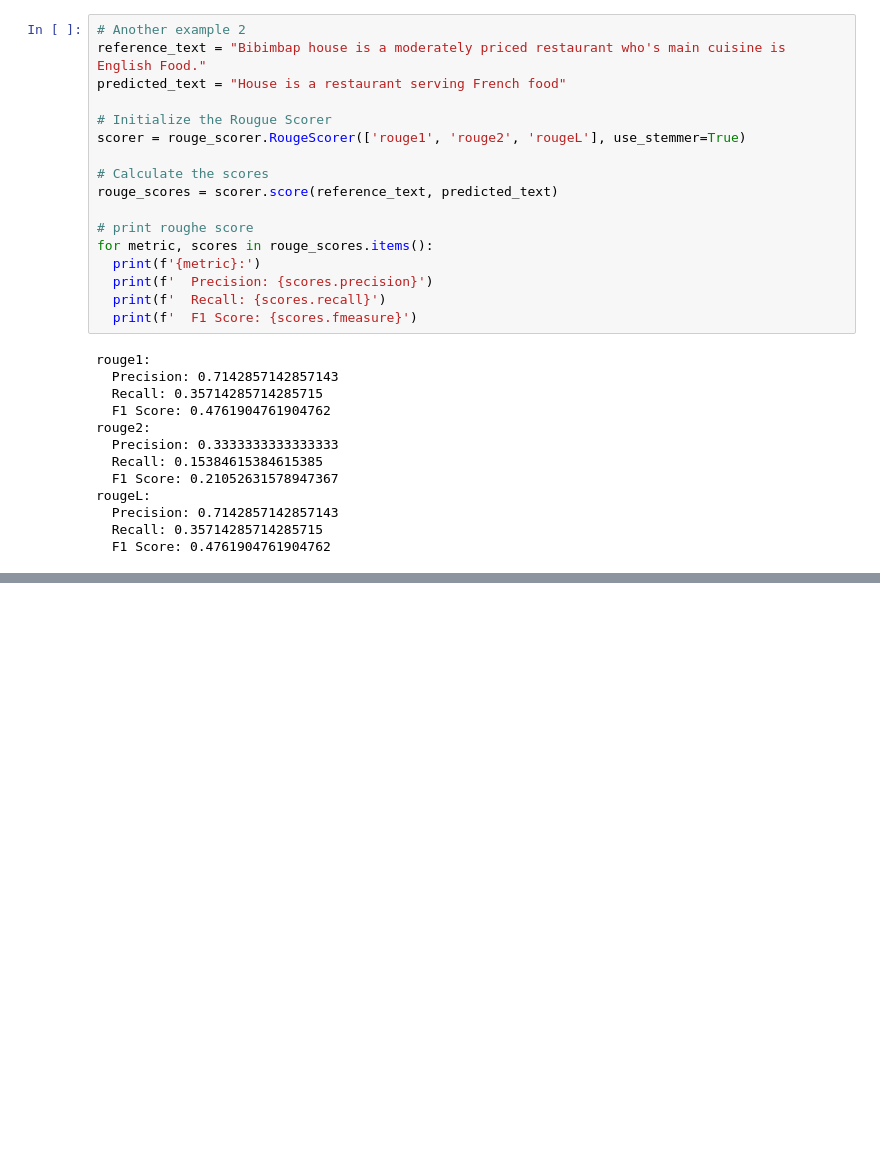
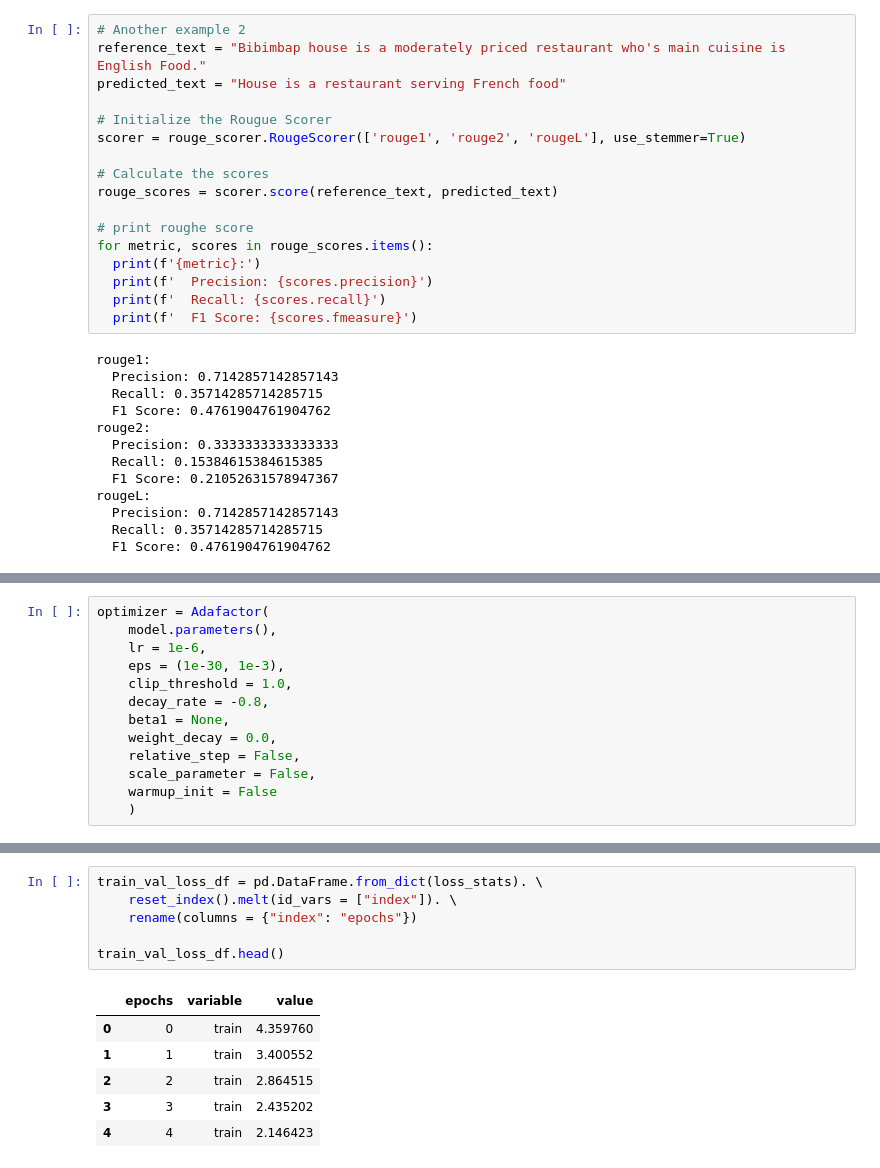
Before and after one commit to dadejecova/Natural-Language-Python, a Jupyter notebook: NPL_Transforrmers.ipynb, the cells around one changed output, grey strips where cells are left out. Saved outputs shown, nothing was run; the diff lists cells and outputs as text; blank space fills up the shorter version.

```diff
--- a/NPL_Transforrmers.ipynb
+++ b/NPL_Transforrmers.ipynb
@@ -265,0 +291,13 @@ rougeL:
+# %%
+optimizer = Adafactor(
+    model.parameters(),
+    lr = 1e-6,
+    eps = (1e-30, 1e-3),
+    clip_threshold = 1.0,
+    decay_rate = -0.8,
+    beta1 = None,
+    weight_decay = 0.0,
+    relative_step = False,
+    scale_parameter = False,
+    warmup_init = False
+    )
@@ -265,0 +450,13 @@ rougeL:
+# %%
+train_val_loss_df = pd.DataFrame.from_dict(loss_stats). \
+    reset_index().melt(id_vars = ["index"]). \
+    rename(columns = {"index": "epochs"})
+
+train_val_loss_df.head()
+# %% [output]
+|  | epochs | variable | value |
+| 0 | 0 | train | 4.359760 |
+| 1 | 1 | train | 3.400552 |
+| 2 | 2 | train | 2.864515 |
+| 3 | 3 | train | 2.435202 |
+| 4 | 4 | train | 2.146423 |
```
Also changed, not shown: parts of 21 cells of this notebook.
